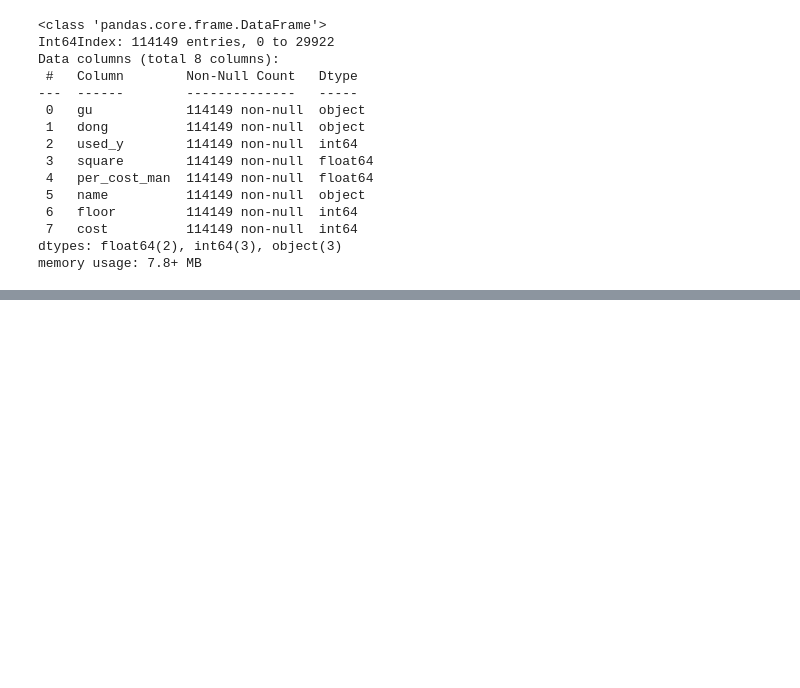
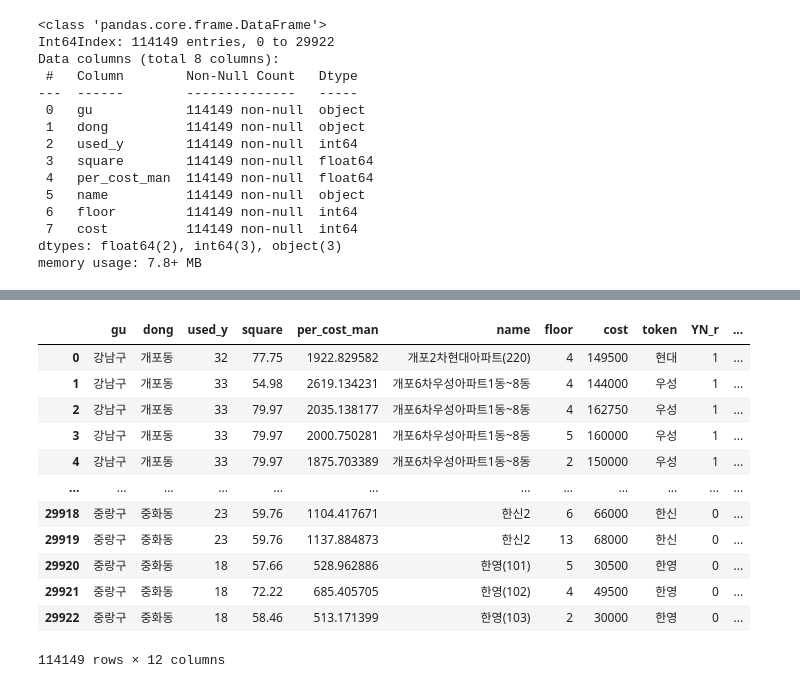
Before and after one commit to chaerui7967/ko_Apartment_Deal, a Jupyter notebook: Apart_EDA.ipynb, the cells around one changed output, grey strips where cells are left out. Cells and saved outputs as stored; diff of their text form; code cells hidden in the pictures; blank space fills up the shorter version.

```diff
--- a/Apart_EDA.ipynb
+++ b/Apart_EDA.ipynb
@@ -285,0 +303,3 @@ memory usage: 7.8+ MB
+# %%
+for i in dong_list:
+     seoul_1.loc[seoul_1['name'].str.contains(i), 'YN_r'] = 1
@@ -285,0 +321,7 @@ memory usage: 7.8+ MB
+# %%
+seoul_1['YN_top10'] = 0
+# %%
+top_list = ['상계주공고층', '현대', '주공', '신', '한신', '우성', '목신시가지', '두산', '벽산', '삼성래미안']
+# %%
+for i in top_list:
+     seoul_1.loc[seoul_1['name'].str.contains(i), 'YN_top10'] = 1
@@ -286,2 +369,18 @@ memory usage: 7.8+ MB
+# %%
+seoul_1
+# %% [output]
+|  | gu | dong | used_y | square | per_cost_man | name | floor | cost | token | YN_r | ... |
+| 0 | 강남구 | 개포동 | 32 | 77.75 | 1922.829582 | 개포2차현대아파트(220) | 4 | 149500 | 현대 | 1 | ... |
+| 1 | 강남구 | 개포동 | 33 | 54.98 | 2619.134231 | 개포6차우성아파트1동~8동 | 4 | 144000 | 우성 | 1 | ... |
+| 2 | 강남구 | 개포동 | 33 | 79.97 | 2035.138177 | 개포6차우성아파트1동~8동 | 4 | 162750 | 우성 | 1 | ... |
+| 3 | 강남구 | 개포동 | 33 | 79.97 | 2000.750281 | 개포6차우성아파트1동~8동 | 5 | 160000 | 우성 | 1 | ... |
+| 4 | 강남구 | 개포동 | 33 | 79.97 | 1875.703389 | 개포6차우성아파트1동~8동 | 2 | 150000 | 우성 | 1 | ... |
+| ... | ... | ... | ... | ... | ... | ... | ... | ... | ... | ... | ... |
+| 29918 | 중랑구 | 중화동 | 23 | 59.76 | 1104.417671 | 한신2 | 6 | 66000 | 한신 | 0 | ... |
+| 29919 | 중랑구 | 중화동 | 23 | 59.76 | 1137.884873 | 한신2 | 13 | 68000 | 한신 | 0 | ... |
+| 29920 | 중랑구 | 중화동 | 18 | 57.66 | 528.962886 | 한영(101) | 5 | 30500 | 한영 | 0 | ... |
+| 29921 | 중랑구 | 중화동 | 18 | 72.22 | 685.405705 | 한영(102) | 4 | 49500 | 한영 | 0 | ... |
+| 29922 | 중랑구 | 중화동 | 18 | 58.46 | 513.171399 | 한영(103) | 2 | 30000 | 한영 | 0 | ... |
+114149 rows × 12 columns
 # %%
 seoul_1.to_csv('seoul_1.csv')
```
Also changed, not shown: parts of 8 cells of this notebook, 1 other file.
